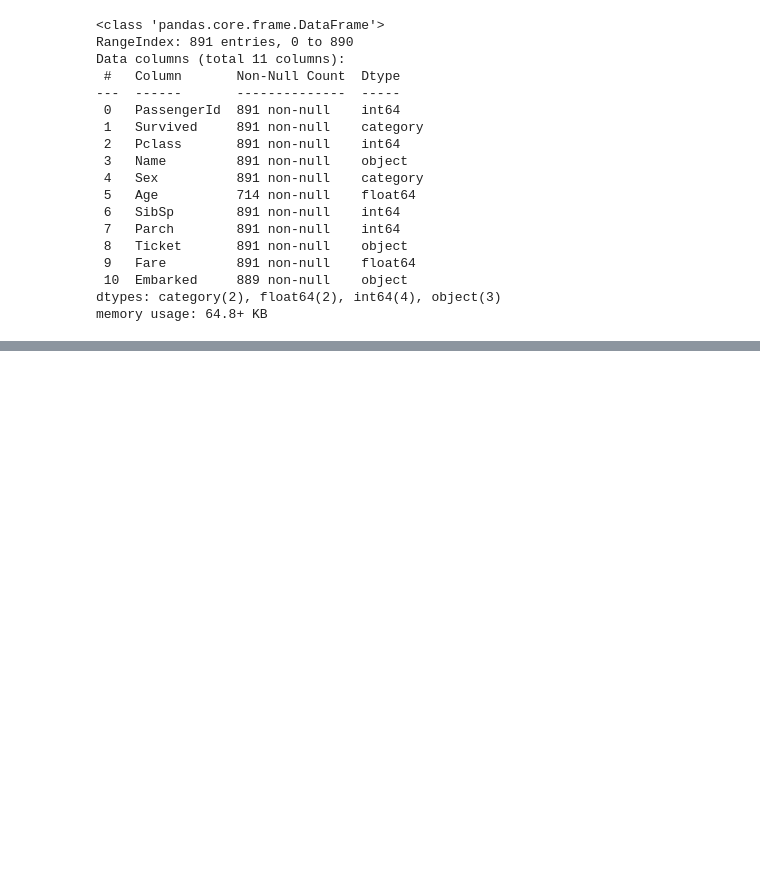
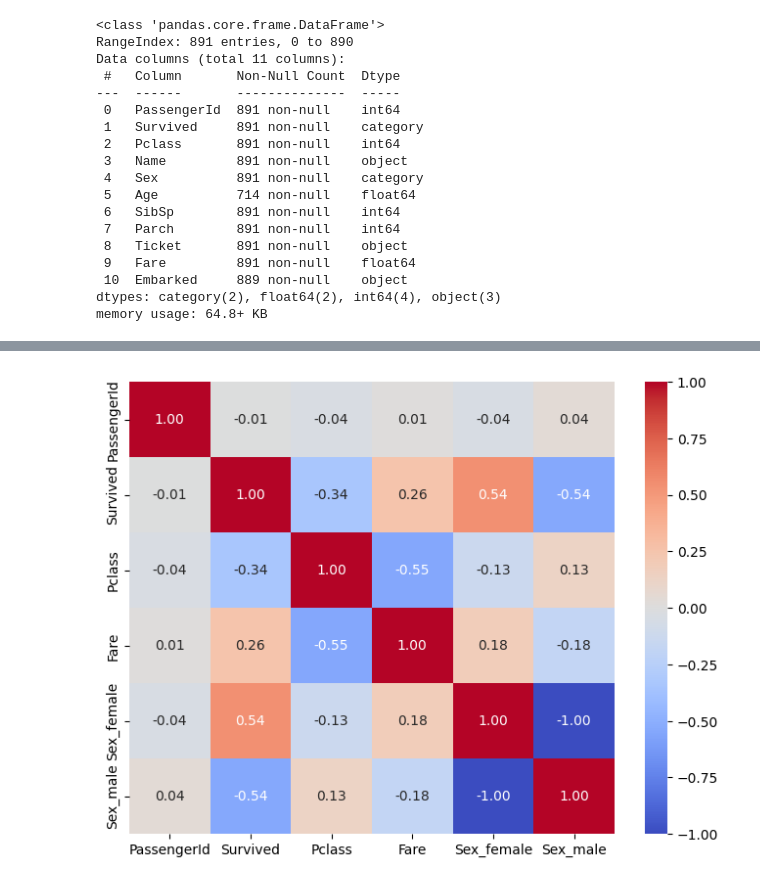
Before and after one commit to briwhi/titanic_2025, a Jupyter notebook: titanic_notebook.ipynb, the cells around one changed output, grey strips where cells are left out. Cells and saved outputs as stored; diff of their text form; code cells hidden in the pictures; blank space fills up the shorter version.

```diff
--- a/titanic_notebook.ipynb
+++ b/titanic_notebook.ipynb
@@ -121,0 +199,9 @@ memory usage: 64.8+ KB
+# %%
+df = df.drop(['Embarked_C','Embarked_Q','Embarked_S'], axis=1)
+# %%
+data_corr = df.corr()
+plt.figure(figsize=(8,6))
+sns.heatmap(data_corr, cmap='coolwarm', annot=True, fmt='.2f' )
+plt.show()
+# %% [output]
+[figure, added]
```
Also changed, not shown: parts of 14 cells of this notebook.
